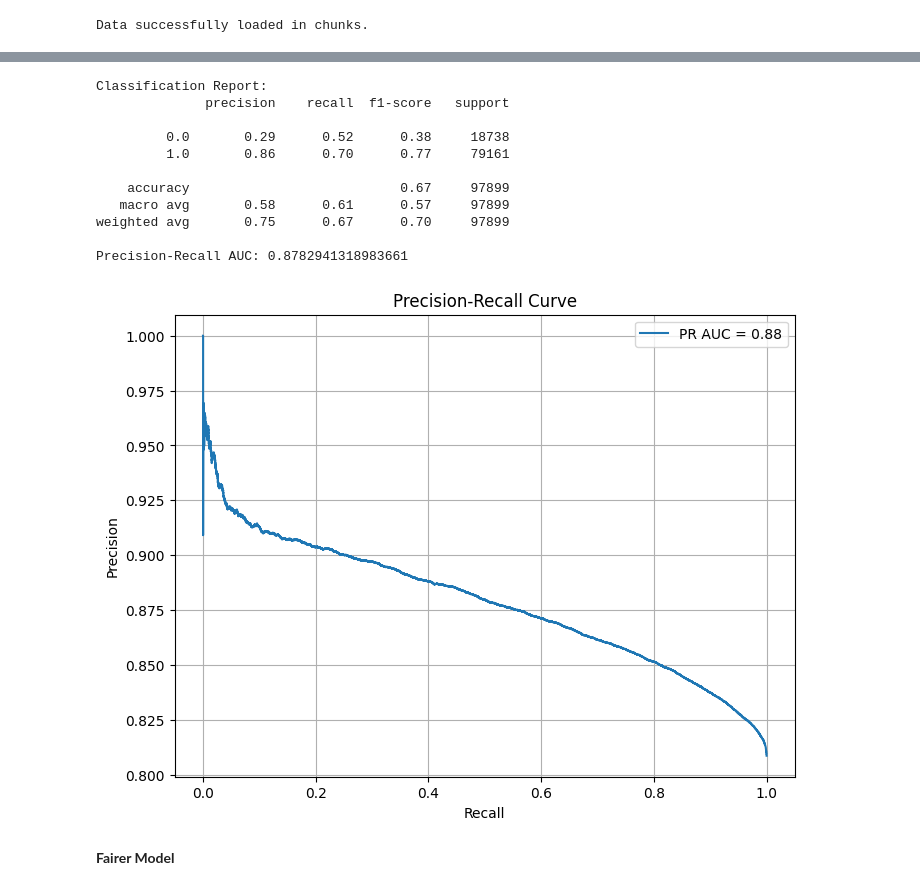
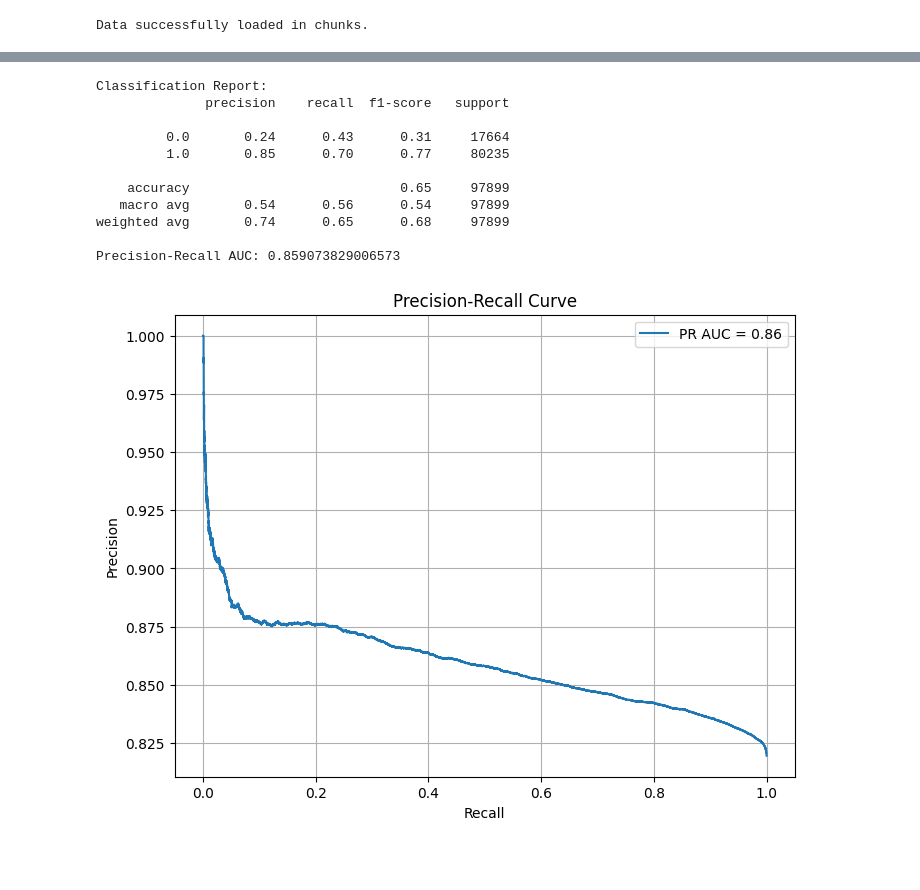
Before and after one commit to hillmerr/Loan_fairness, a Jupyter notebook: model_building.ipynb, the cells around one changed output, grey strips where cells are left out. Drawn from its saved outputs; the diff is of its cells as text; code cells hidden in the pictures; blank space fills up the shorter version.

```diff
--- a/model_building.ipynb
+++ b/model_building.ipynb
@@ -32,10 +56,12 @@ Data successfully loaded in chunks.
 # %%
 # Column Filtering
 
-X_fair = all_data[['as_of_year', 'loan_type',
+X_indicators = all_data[['as_of_year', 'loan_type',
        'owner_occupancy', 'loan_amount_000s',
        'preapproval', 'applicant_income_000s', 'hud_median_family_income',
        'tract_to_msamd_income', 'number_of_owner_occupied_units',
-       'number_of_1_to_4_family_units']]
+       'number_of_1_to_4_family_units', 'applicant_ethnicity',
+       'co_applicant_ethnicity', 'applicant_race_1', 'co_applicant_race_1',
+       'applicant_sex', 'co_applicant_sex', 'minority_population']]
 
 y = all_data['loan_approval']
@@ -59,19 +68,32 @@ X_train, X_test, y_train, y_test = train_test_split(X_fair, y, test_size=0.3, ra
+# %%
+# 1-Hot for necessary features
+
+columns_to_encode = ['applicant_ethnicity','co_applicant_ethnicity', 'applicant_race_1', 'co_applicant_race_1','applicant_sex', 'co_applicant_sex']
+X_indicators_1hot = pd.get_dummies(X_indicators, columns=columns_to_encode, drop_first=True)
+# %%
+# Train / Test split. Keeping order the parallel is important to check fairness metrics.
+
+# split_index = int(0.7 * len(all_data))
+# X_train_uf, X_test_uf, y_train, y_test = all_data.iloc[:split_index, :-1], all_data.iloc[split_index:, :-1], all_data.iloc[:split_index, -1], all_data.iloc[split_index:, -1]
+# X_train_f, X_test_f = X_train_uf.iloc[:, :-28], X_test_uf.iloc[:, :-28]
+X_train_uf, X_test_uf, y_train, y_test = train_test_split(X_indicators_1hot, y, test_size=0.3, shuffle=False)
+X_train_f, X_test_f = X_train_uf.iloc[:, :-28], X_test_uf.iloc[:, :-28]
 # %%
 # Logistic Regression:
 
 model = LogisticRegression(class_weight='balanced', max_iter=1000, random_state=42)
-model.fit(X_train, y_train)
+model.fit(X_train_f, y_train)
 
 # Predict on the test set
-y_pred = model.predict(X_test)
-y_pred_prob = model.predict_proba(X_test)[:, 1]  # Get probabilities for Precision-Recall
+y_pred_fl = model.predict(X_test_f)
+y_pred_prob_fl = model.predict_proba(X_test_f)[:, 1]  # Get probabilities for Precision-Recall
 
 # Evaluate the model
 print("Classification Report:")
-print(classification_report(y_test, y_pred))
+print(classification_report(y_test, y_pred_fl))
 
 # Precision-Recall Curve
-precision, recall, _ = precision_recall_curve(y_test, y_pred_prob)
+precision, recall, _ = precision_recall_curve(y_test, y_pred_prob_fl)
 pr_auc = auc(recall, precision)
 print(f"Precision-Recall AUC: {pr_auc}")
 
@@ -112,44 +134,42 @@ rf_model = RandomForestClassifier(
     min_samples_split=5,
     min_samples_leaf=2,
     class_weight={0: 5, 1: 1}, # Higher weight for minority class
     random_state=42    # For reproducibility
 )
-rf_model.fit(X_train, y_train)
+rf_model.fit(X_train_f, y_train)
 
 # Predict on the test set
-y_pred = rf_model.predict(X_test)
-y_pred_prob = rf_model.predict_proba(X_test)[:, 1]  # Get probabilities for Precision-Recall
+y_pred_fr = rf_model.predict(X_test_f)
+y_pred_prob_fr = rf_model.predict_proba(X_test_f)[:, 1]  # Get probabilities for Precision-Recall
 
 # Evaluate the model
 print("Classification Report:")
-print(classification_report(y_test, y_pred))
+print(classification_report(y_test, y_pred_fr))
 
 # Precision-Recall Curve
-precision, recall, _ = precision_recall_curve(y_test, y_pred_prob)
+precision, recall, _ = precision_recall_curve(y_test, y_pred_prob_fr)
 pr_auc = auc(recall, precision)
 print(f"Precision-Recall AUC: {pr_auc}")
 
 # Plot Precision-Recall Curve
 plt.figure(figsize=(8, 6))
 plt.plot(recall, precision, label=f'PR AUC = {pr_auc:.2f}')
 plt.xlabel('Recall')
 plt.ylabel('Precision')
 plt.title('Precision-Recall Curve')
 plt.legend(loc='best')
 plt.grid()
 plt.show()
 # %% [output]
 Classification Report:
               precision    recall  f1-score   support
 
-         0.0       0.29      0.52      0.38     18738
-         1.0       0.86      0.70      0.77     79161
+         0.0       0.24      0.43      0.31     17664
+         1.0       0.85      0.70      0.77     80235
 
-    accuracy                           0.67     97899
-   macro avg       0.58      0.61      0.57     97899
-weighted avg       0.75      0.67      0.70     97899
+    accuracy                           0.65     97899
+   macro avg       0.54      0.56      0.54     97899
+weighted avg       0.74      0.65      0.68     97899
 
-Precision-Recall AUC: 0.8782941318983661
+Precision-Recall AUC: 0.859073829006573
-[figure, old version]
+[figure, new version]
-# %% [markdown]
-**Fairer Model**
```
Also changed, not shown: parts of 15 cells of this notebook, 13 other files.
